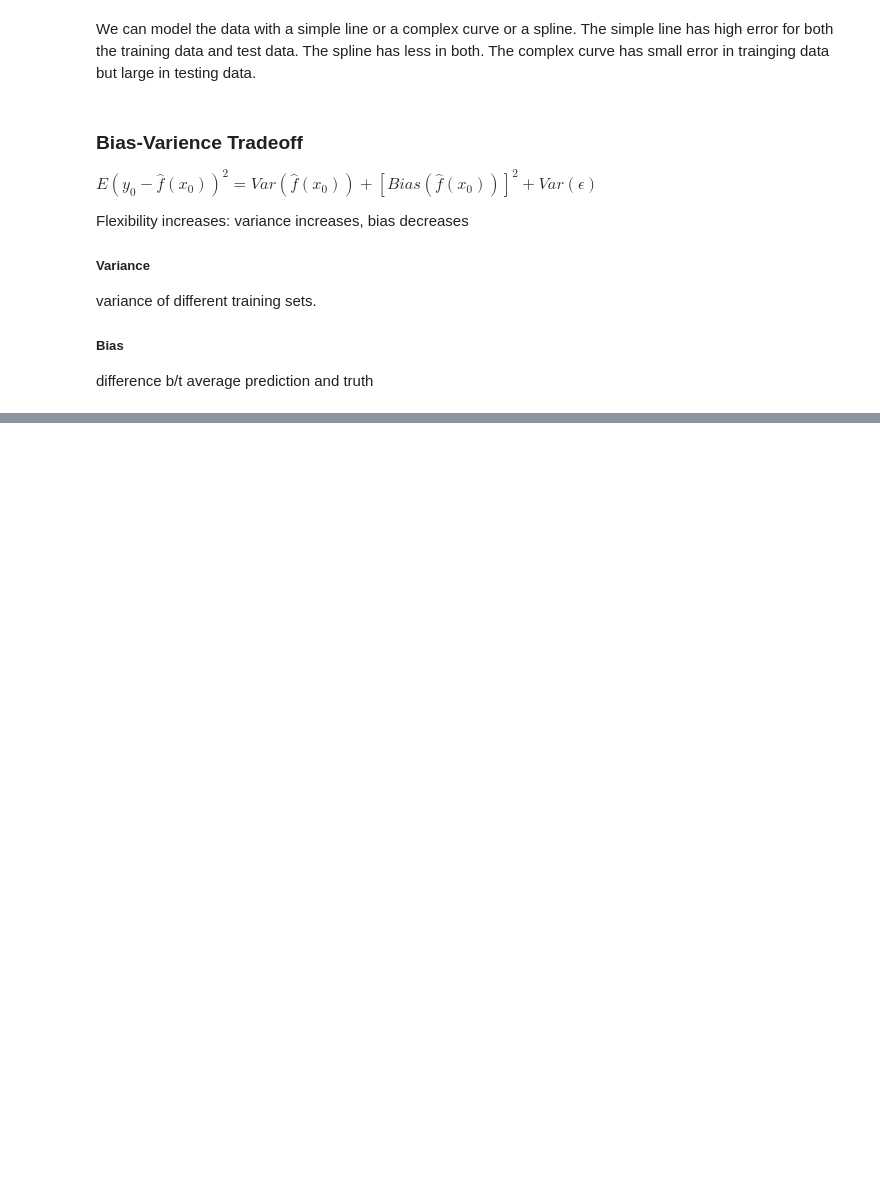
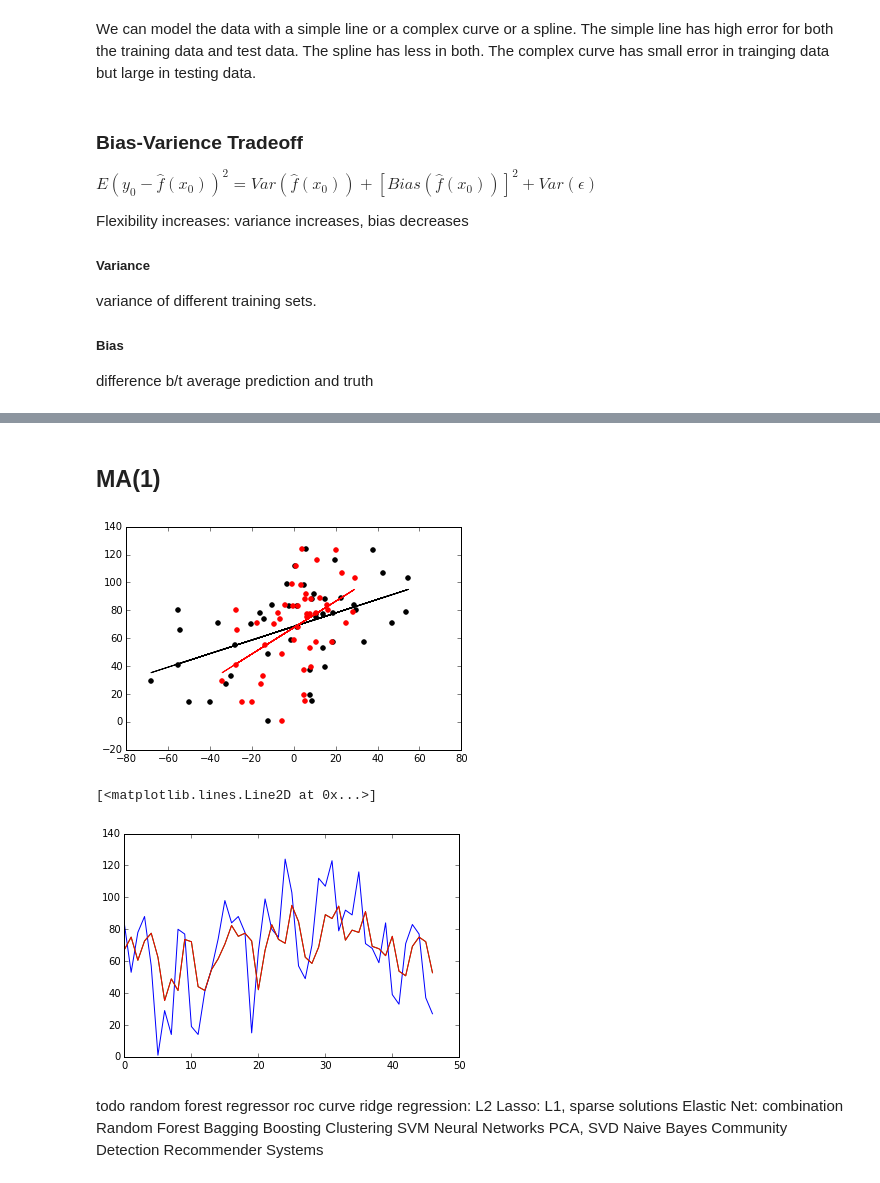
Before and after one commit to hlncrg/notes, a Jupyter notebook: Machine Learning.ipynb, the cells around one changed output, grey strips where cells are left out. Saved outputs shown, nothing was run; the diff lists cells and outputs as text; code cells hidden in the pictures; blank space fills up the shorter version.

```diff
--- a/Machine Learning.ipynb
+++ b/Machine Learning.ipynb
@@ -67,0 +487,40 @@ $\hat{\beta}_1=\frac{\sum^n_{i=1}(x_i-\bar{x})(y_i=\bar{y})}{\sum^n_{i=1}(x_i-\b
+# %% [markdown]
+<h2>MA(1)</h2>
+# %%
+regr = linear_model.LinearRegression()
+regr.fit([[i] for i in x[0:-2]-np.mean(x[0:-2])], np.array(x[1:-1]))
+y=regr.predict([[i] for i in x[0:-2]-np.mean(x[0:-2])])
+
+plt.scatter(x[0:-2]-np.mean(x[0:-2]),x[1:-1],  color='black')
+plt.plot(x[0:-2]-np.mean(x[0:-2]), y, color='black')
+regr.fit([[i] for i in x[0:-2]-y], np.array(x[1:-1]))
+y1=regr.predict([[i] for i in x[0:-2]-y])
+plt.scatter(x[0:-2]-y,x[1:-1],  color='red')
+plt.plot(x[0:-2]-y, y1, color='red')
+plt.show()
+
+
+plt.plot(range(len(x[0:-2])),x[1:-1])
+plt.plot(range(len(x[0:-2])),y)
+plt.plot(range(len(x[0:-2])),y1)
+# %% [output]
+[figure, added]
+[<matplotlib.lines.Line2D at 0x...>]
+[figure, added]
+# %% [markdown]
+todo
+random forest regressor
+roc curve
+ridge regression: L2
+Lasso: L1, sparse solutions
+Elastic Net: combination
+Random Forest
+Bagging
+Boosting
+Clustering
+SVM
+Neural Networks
+PCA, SVD
+Naive Bayes
+Community Detection
+Recommender Systems
```
Also changed, not shown: parts of 41 cells of this notebook, 28 other files.
